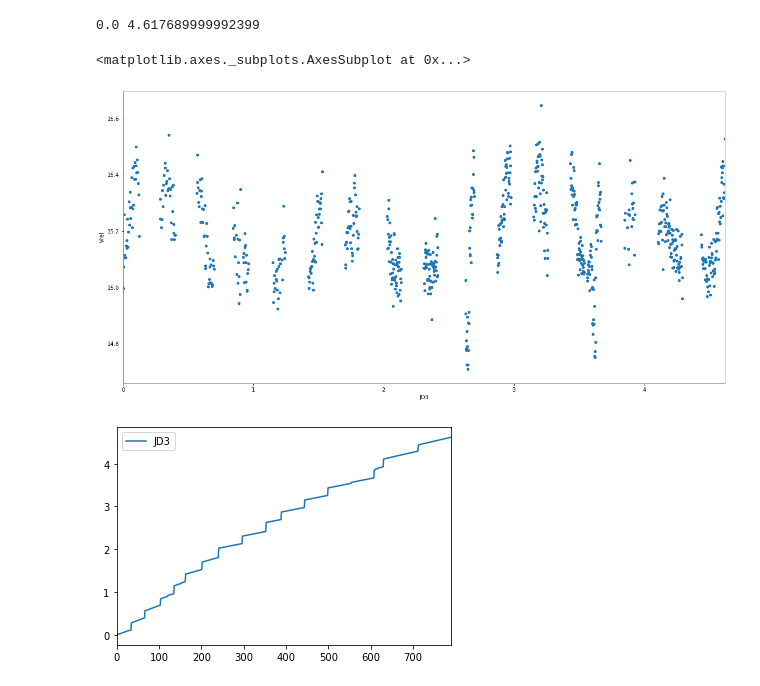
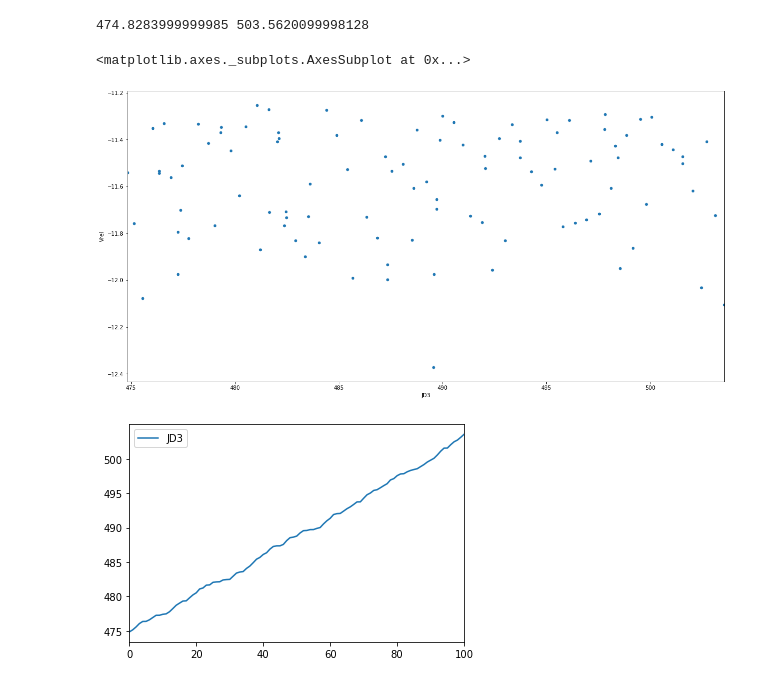
Before and after one commit to mrosseel/vast-automation, a Jupyter notebook: notebooks/phased_lightcurves.ipynb, the cells around one changed output. Cells and saved outputs as stored; diff of their text form; code cells hidden in the pictures.

```diff
--- a/notebooks/phased_lightcurves.ipynb
+++ b/notebooks/phased_lightcurves.ipynb
@@ -13,5 +10,5 @@ The autoreload extension is already loaded. To reload it, use:
 # %%
-df = reading.read_lightcurve_vast('../support/vast-1.0rc84/out00515.dat')
+df = reading.read_lightcurve_vast('../notebooks/data/out03781.dat')
 # %%
 print(df.info())
 df.head()
@@ -40,19 +35,19 @@ None
 # %%
-period = 0.23860
-
-jds = df['JD'].astype(float).to_numpy()
+period = 0.55949
+df = df.loc[:100]
+jds = df['JD'].loc[:1000].astype(float).to_numpy()
 jds_norm_orig = np.subtract(jds, jds.min())
 jds_norm = np.diff(jds_norm_orig)
 jds_norm = np.mod(jds_norm, period)
 jds_norm = np.concatenate(([jds_norm_orig[0]],jds_norm))
 jds_norm = np.cumsum(jds_norm)
 minimum, maximum = np.min(jds_norm),np.max(jds_norm)
 print(minimum, maximum)
 df['JD3'] = jds_norm
 df.plot(x='JD3', y='Vrel', kind='scatter', logx=False, figsize=(20,10), use_index=False, xlim=(minimum, maximum))
 df.plot(y='JD3')
 # %% [output]
-0.0 4.617689999992399
+474.8283999999985 503.5620099998128
 <matplotlib.axes._subplots.AxesSubplot at 0x...>
-[figure, old version]
+[figure, new version]
-[figure, old version]
+[figure, new version]
```
Also changed, not shown: parts of 2 cells of this notebook, 9 other files.
